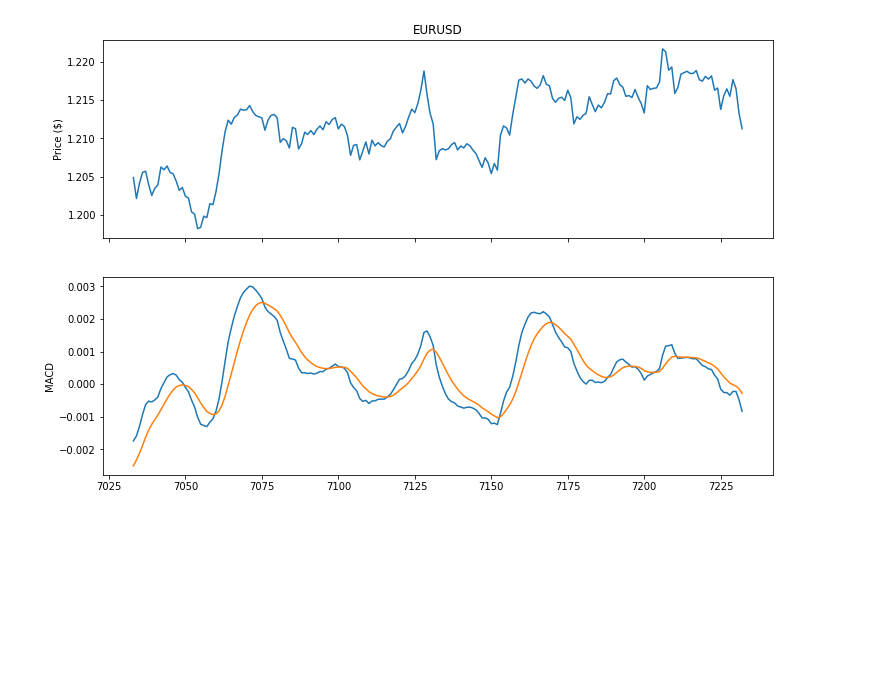
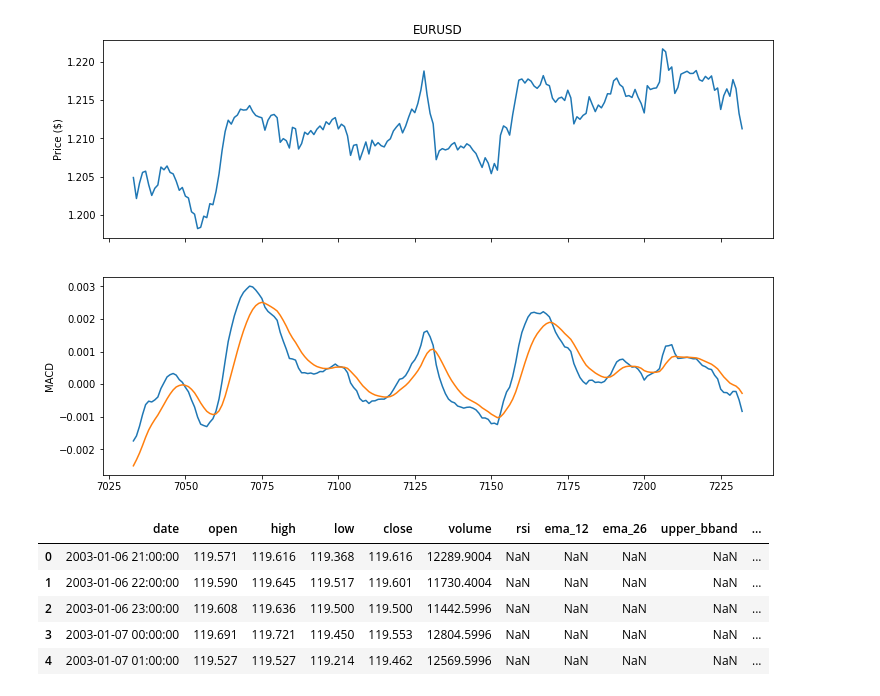
Before and after one commit to SaidJacoboDev/smart-markets, a Jupyter notebook: Chapter 1 - The data/forex.ipynb, the cells around one changed output. Drawn from its saved outputs; the diff is of its cells as text; code cells hidden in the pictures; blank space fills up the shorter version.

```diff
--- a/Chapter 1 - The data/forex.ipynb
+++ b/Chapter 1 - The data/forex.ipynb
@@ -331,0 +332,12 @@ def get_all_indicators(df):
+# %%
+usd_jpy = pd.read_csv('./Data/USDJPY.csv')
+prepare_dataset(usd_jpy, view=False)
+usd_jpy = get_all_indicators(usd_jpy)
+usd_jpy.head(5)
+# %% [output]
+|  | date | open | high | low | close | volume | rsi | ema_12 | ema_26 | upper_bband | ... |
+| 0 | 2003-01-06 21:00:00 | 119.571 | 119.616 | 119.368 | 119.616 | 12289.9004 | NaN | NaN | NaN | NaN | ... |
+| 1 | 2003-01-06 22:00:00 | 119.590 | 119.645 | 119.517 | 119.601 | 11730.4004 | NaN | NaN | NaN | NaN | ... |
+| 2 | 2003-01-06 23:00:00 | 119.608 | 119.636 | 119.500 | 119.500 | 11442.5996 | NaN | NaN | NaN | NaN | ... |
+| 3 | 2003-01-07 00:00:00 | 119.691 | 119.721 | 119.450 | 119.553 | 12804.5996 | NaN | NaN | NaN | NaN | ... |
+| 4 | 2003-01-07 01:00:00 | 119.527 | 119.527 | 119.214 | 119.462 | 12569.5996 | NaN | NaN | NaN | NaN | ... |
```
Also changed, not shown: parts of 11 cells of this notebook.
